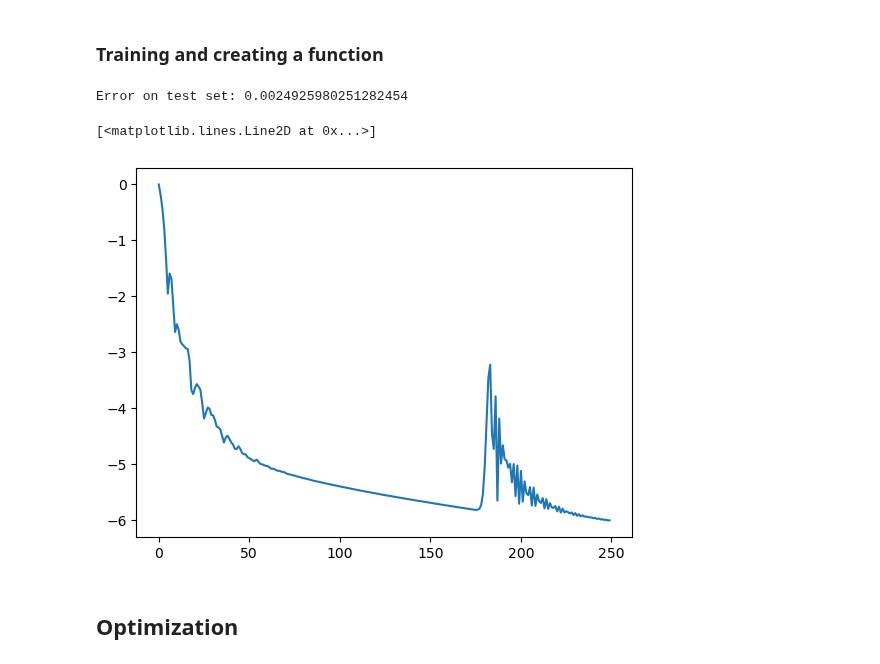
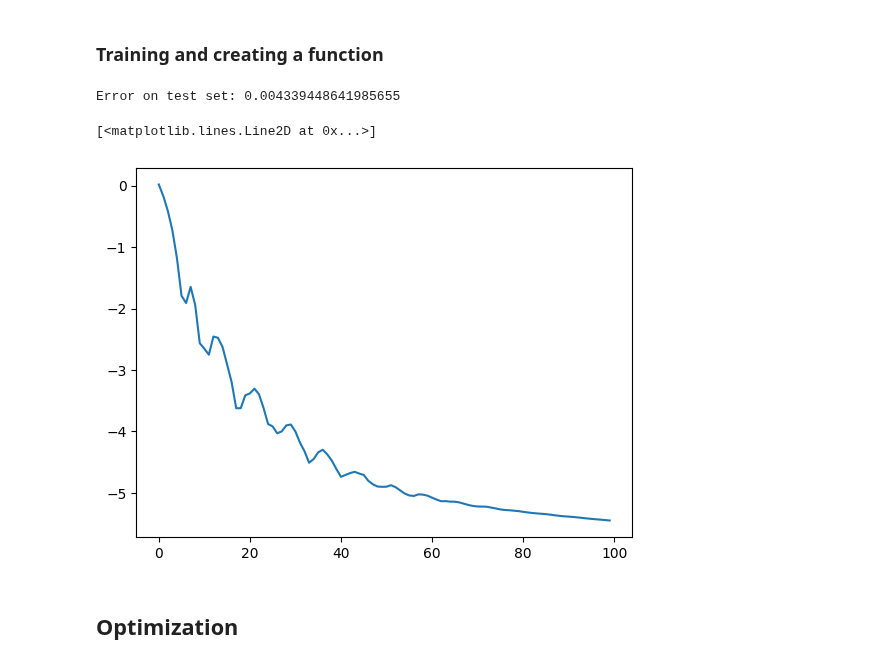
Before and after one commit to emilj610/pyworld3A3, a Jupyter notebook: reinforcementLearning.ipynb, the cells around one changed output. Cells and saved outputs as stored; diff of their text form; code cells hidden in the pictures.

```diff
--- a/reinforcementLearning.ipynb
+++ b/reinforcementLearning.ipynb
@@ -25,13 +25,15 @@ class neuralNet(nn.Module):
     def __init__(self, in_dim, out_dim):
         # 2 hidden layers
         super(neuralNet, self).__init__()
-        self.input_layer = nn.Linear(in_features=in_dim, out_features=64)
+        self.input_layer = nn.Linear(in_features=in_dim+1, out_features=64)
         self.hidden_layer1 = nn.Linear(in_features=64, out_features=64)
         self.hidden_layer2 = nn.Linear(in_features=64, out_features=32)
         self.outLayer = nn.Linear(in_features=32, out_features=out_dim)
 
     def forward(self, x):
         # forward pass with relu activation function
+        ones = torch.ones((x.shape[0], 1))
+        x = torch.cat((x, ones), dim=1)
         x = torch.relu(self.input_layer(x))
         x = torch.relu(self.hidden_layer1(x))
         x = torch.relu(self.hidden_layer2(x))
@@ -65,35 +67,34 @@ J_test = torch.tensor(J_test, dtype=torch.float32)
 # %%
 model = neuralNet(X_train.shape[1], 1)
 loss_func = nn.MSELoss()
-optimizer = torch.optim.Adam(model.parameters(), lr=0.01)
+optimizer = torch.optim.Adam(model.parameters(), lr=0.01) # Optimizing weights
 
-
-epochs = 250
+epochs = 100
 losses = np.zeros((epochs,1))
 model.train()
 
 for epoch in tqdm(range(epochs)):
     J_pred = model.forward(X_train)
     loss = loss_func(J_pred, J_train)
 
     optimizer.zero_grad()
     loss.backward()
     optimizer.step()
     losses[epoch] = loss.item()
 
 model.eval()
 
 with torch.no_grad():
     J_pred = model.forward(X_test)
     loss = loss_func(J_pred, J_test)
 
     print("Error on test set:", loss.item())
 
 plt.plot(np.log(losses))
 # %% [output]
-Error on test set: 0.0024925980251282454
+Error on test set: 0.004339448641985655
 [<matplotlib.lines.Line2D at 0x...>]
-[figure, old version]
+[figure, new version]
 # %%
 def nn_func(model, world, k):
     """
```
Also changed, not shown: parts of 4 cells of this notebook.
